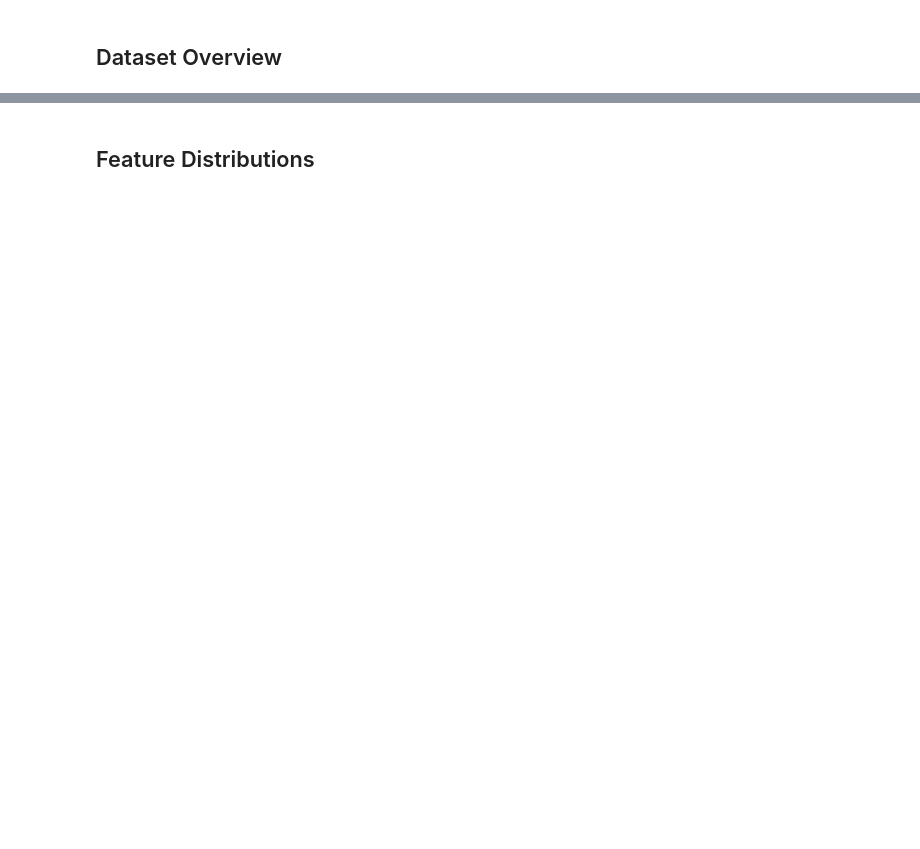
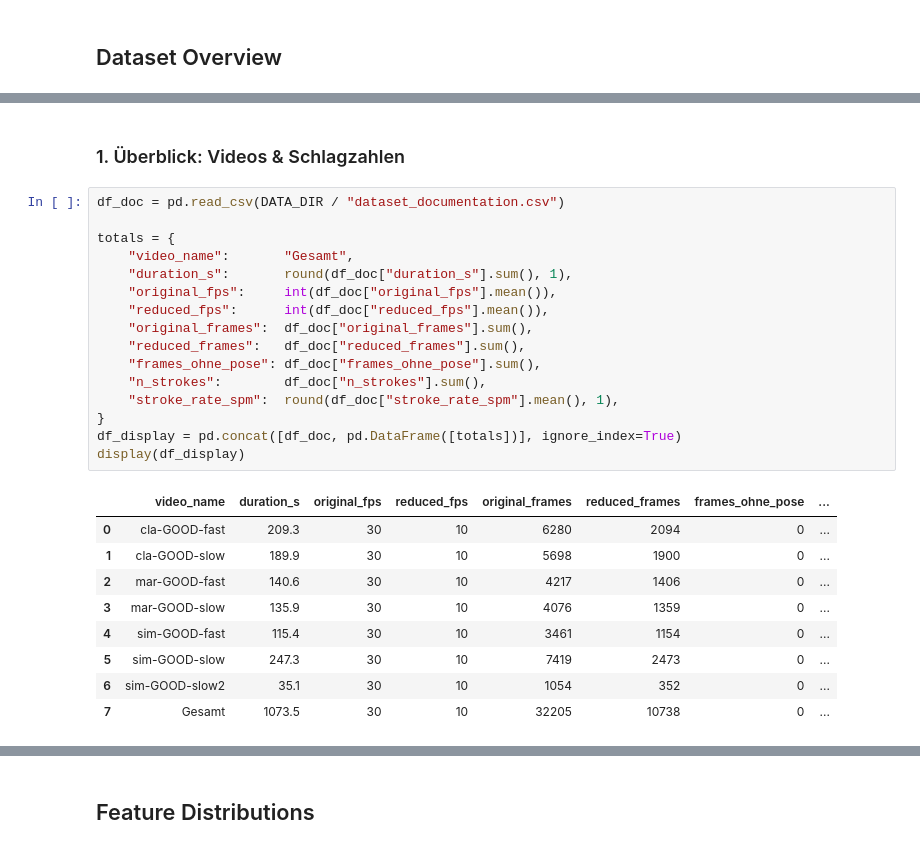
Before and after one commit to clarabri/ML-project, a Jupyter notebook: 1_DatasetCharacteristics/exploratory_data_analysis.ipynb, the cells around one changed output, grey strips where cells are left out. Drawn from its saved outputs; the diff is of its cells as text; blank space fills up the shorter version.

```diff
--- a/1_DatasetCharacteristics/exploratory_data_analysis.ipynb
+++ b/1_DatasetCharacteristics/exploratory_data_analysis.ipynb
@@ -133,0 +32,28 @@ Total number of frames across all videos (after reduction to 10 fps): 7265
+# %% [markdown]
+### 1. Überblick: Videos & Schlagzahlen
+# %%
+df_doc = pd.read_csv(DATA_DIR / "dataset_documentation.csv")
+
+totals = {
+    "video_name":       "Gesamt",
+    "duration_s":       round(df_doc["duration_s"].sum(), 1),
+    "original_fps":     int(df_doc["original_fps"].mean()),
+    "reduced_fps":      int(df_doc["reduced_fps"].mean()),
+    "original_frames":  df_doc["original_frames"].sum(),
+    "reduced_frames":   df_doc["reduced_frames"].sum(),
+    "frames_ohne_pose": df_doc["frames_ohne_pose"].sum(),
+    "n_strokes":        df_doc["n_strokes"].sum(),
+    "stroke_rate_spm":  round(df_doc["stroke_rate_spm"].mean(), 1),
+}
+df_display = pd.concat([df_doc, pd.DataFrame([totals])], ignore_index=True)
+display(df_display)
+# %% [output]
+|  | video_name | duration_s | original_fps | reduced_fps | original_frames | reduced_frames | frames_ohne_pose | ... |
+| 0 | cla-GOOD-fast | 209.3 | 30 | 10 | 6280 | 2094 | 0 | ... |
+| 1 | cla-GOOD-slow | 189.9 | 30 | 10 | 5698 | 1900 | 0 | ... |
+| 2 | mar-GOOD-fast | 140.6 | 30 | 10 | 4217 | 1406 | 0 | ... |
+| 3 | mar-GOOD-slow | 135.9 | 30 | 10 | 4076 | 1359 | 0 | ... |
+| 4 | sim-GOOD-fast | 115.4 | 30 | 10 | 3461 | 1154 | 0 | ... |
+| 5 | sim-GOOD-slow | 247.3 | 30 | 10 | 7419 | 2473 | 0 | ... |
+| 6 | sim-GOOD-slow2 | 35.1 | 30 | 10 | 1054 | 352 | 0 | ... |
+| 7 | Gesamt | 1073.5 | 30 | 10 | 32205 | 10738 | 0 | ... |
```
Also changed, not shown: parts of 30 cells of this notebook, 46 other files.
